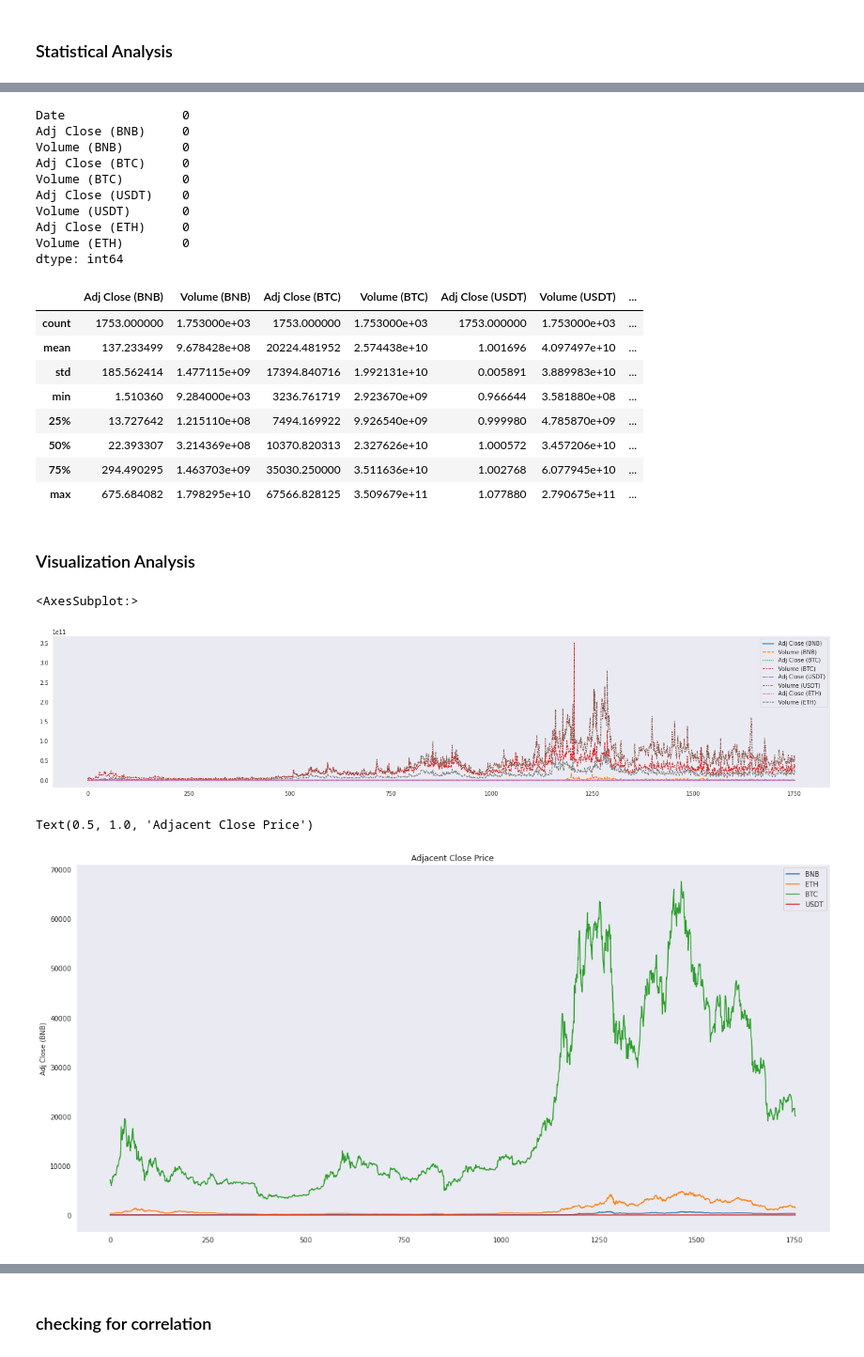
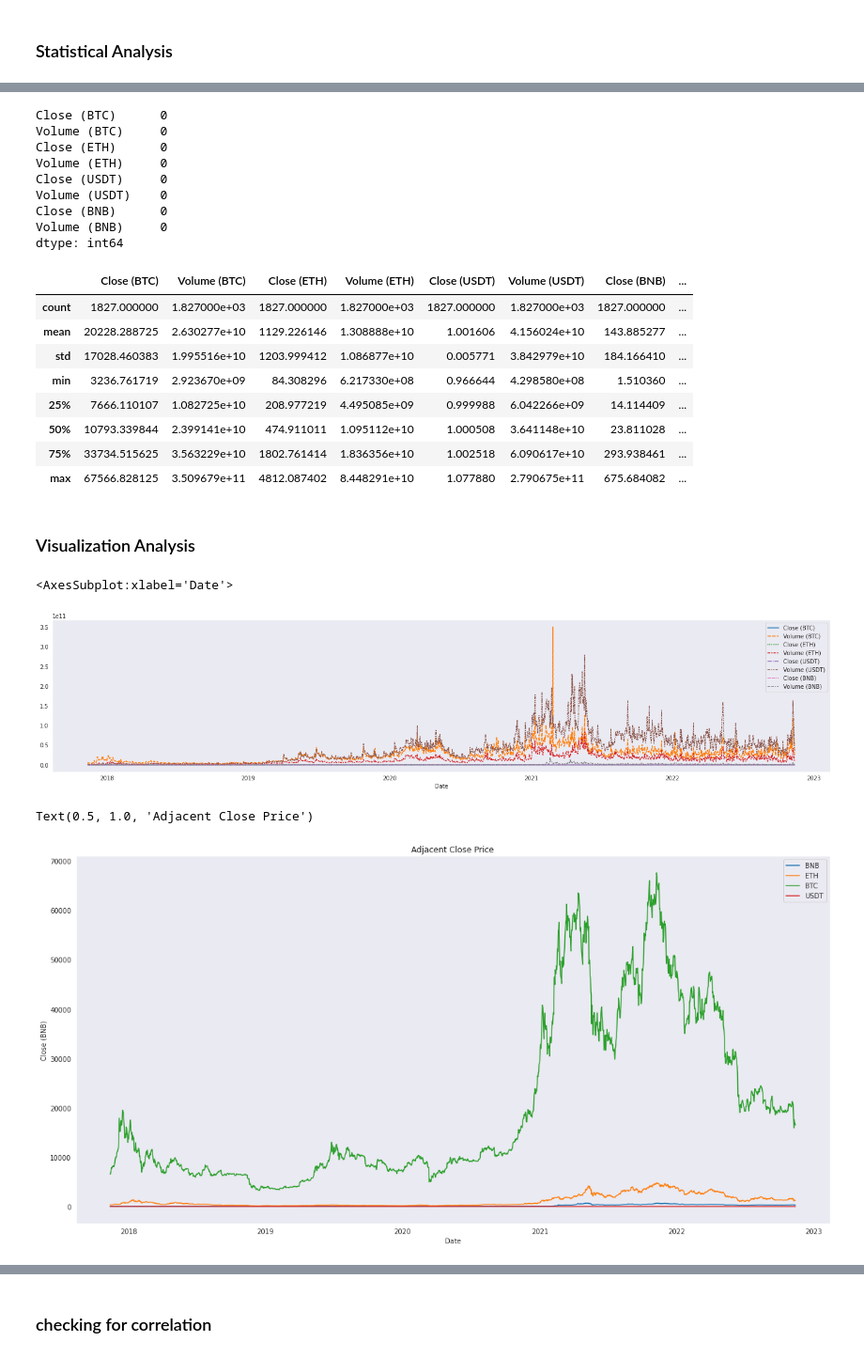
Before and after one commit to himanshu-nakrani/Cryptocurrency-Price-Prediction, a Jupyter notebook: bitcoin-price-prediction.ipynb, the cells around one changed output, grey strips where cells are left out. Shown at 94% size. Cells and saved outputs as stored; diff of their text form; code cells hidden in the pictures.

Commit message:
Kaggle Notebook | Bitcoin price prediction (updated 17 August) | Version 28

```diff
--- a/bitcoin-price-prediction.ipynb
+++ b/bitcoin-price-prediction.ipynb
@@ -24,3 +46,23 @@ data = pd.read_csv('../input/cryptocurrencies-dataset/crypto_data_updated_27_aug
+# %%
+btc = yf.Ticker('BTC-USD')
+prices1 = btc.history(period='5y')
+prices1.drop(columns=['Open', 'High', 'Low', 'Dividends', 'Stock Splits'], axis = 1, inplace = True)
+
+eth = yf.Ticker('ETH-USD')
+prices2 = eth.history(period='5y')
+prices2.drop(columns=['Open', 'High', 'Low', 'Dividends', 'Stock Splits'], axis = 1, inplace = True)
+
+usdt = yf.Ticker('USDT-USD')
+prices3 = usdt.history(period='5y')
+prices3.drop(columns=['Open', 'High', 'Low', 'Dividends', 'Stock Splits'], axis = 1, inplace = True)
+
+bnb = yf.Ticker('BNB-USD')
+prices4 = bnb.history(period='5y')
+prices4.drop(columns=['Open', 'High', 'Low', 'Dividends', 'Stock Splits'], axis = 1, inplace = True)
+# %%
+p1 = prices1.join(prices2, lsuffix = ' (BTC)', rsuffix = ' (ETH)')
+p2 = prices3.join(prices4, lsuffix = ' (USDT)', rsuffix = ' (BNB)')
+data = p1.join(p2, lsuffix = '_', rsuffix = '_')
 # %%
 data.head()
 # %% [output]
@@ -83,28 +126,27 @@ memory usage: 123.4+ KB
 # %%
 data.isna().sum()
 # %% [output]
-Date                0
-Adj Close (BNB)     0
-Volume (BNB)        0
-Adj Close (BTC)     0
-Volume (BTC)        0
-Adj Close (USDT)    0
-Volume (USDT)       0
-Adj Close (ETH)     0
-Volume (ETH)        0
+Close (BTC)      0
+Volume (BTC)     0
+Close (ETH)      0
+Volume (ETH)     0
+Close (USDT)     0
+Volume (USDT)    0
+Close (BNB)      0
+Volume (BNB)     0
 dtype: int64
 # %%
 data.describe()
 # %% [output]
-|  | Adj Close (BNB) | Volume (BNB) | Adj Close (BTC) | Volume (BTC) | Adj Close (USDT) | Volume (USDT) | ... |
-| count | 1753.000000 | 1.753000e+03 | 1753.000000 | 1.753000e+03 | 1753.000000 | 1.753000e+03 | ... |
-| mean | 137.233499 | 9.678428e+08 | 20224.481952 | 2.574438e+10 | 1.001696 | 4.097497e+10 | ... |
-| std | 185.562414 | 1.477115e+09 | 17394.840716 | 1.992131e+10 | 0.005891 | 3.889983e+10 | ... |
-| min | 1.510360 | 9.284000e+03 | 3236.761719 | 2.923670e+09 | 0.966644 | 3.581880e+08 | ... |
-| 25% | 13.727642 | 1.215110e+08 | 7494.169922 | 9.926540e+09 | 0.999980 | 4.785870e+09 | ... |
-| 50% | 22.393307 | 3.214369e+08 | 10370.820313 | 2.327626e+10 | 1.000572 | 3.457206e+10 | ... |
-| 75% | 294.490295 | 1.463703e+09 | 35030.250000 | 3.511636e+10 | 1.002768 | 6.077945e+10 | ... |
-| max | 675.684082 | 1.798295e+10 | 67566.828125 | 3.509679e+11 | 1.077880 | 2.790675e+11 | ... |
+|  | Close (BTC) | Volume (BTC) | Close (ETH) | Volume (ETH) | Close (USDT) | Volume (USDT) | Close (BNB) | ... |
+| count | 1827.000000 | 1.827000e+03 | 1827.000000 | 1.827000e+03 | 1827.000000 | 1.827000e+03 | 1827.000000 | ... |
+| mean | 20228.288725 | 2.630277e+10 | 1129.226146 | 1.308888e+10 | 1.001606 | 4.156024e+10 | 143.885277 | ... |
+| std | 17028.460383 | 1.995516e+10 | 1203.999412 | 1.086877e+10 | 0.005771 | 3.842979e+10 | 184.166410 | ... |
+| min | 3236.761719 | 2.923670e+09 | 84.308296 | 6.217330e+08 | 0.966644 | 4.298580e+08 | 1.510360 | ... |
+| 25% | 7666.110107 | 1.082725e+10 | 208.977219 | 4.495085e+09 | 0.999988 | 6.042266e+09 | 14.114409 | ... |
+| 50% | 10793.339844 | 2.399141e+10 | 474.911011 | 1.095112e+10 | 1.000508 | 3.641148e+10 | 23.811028 | ... |
+| 75% | 33734.515625 | 3.563229e+10 | 1802.761414 | 1.836356e+10 | 1.002518 | 6.090617e+10 | 293.938461 | ... |
+| max | 67566.828125 | 3.509679e+11 | 4812.087402 | 8.448291e+10 | 1.077880 | 2.790675e+11 | 675.684082 | ... |
 # %% [markdown]
 ### Visualization Analysis
 # %%
@@ -112,19 +154,19 @@ plt.figure(figsize = (25, 5))
 sns.set_style('dark')
 sns.lineplot(data=data)
 # %% [output]
-<AxesSubplot:>
+<AxesSubplot:xlabel='Date'>
-[figure, old version]
+[figure, new version]
 # %%
 plt.figure(figsize = (20, 10))
 sns.set_style('dark')
-sns.lineplot(data = data['Adj Close (BNB)'], label = 'BNB')
-sns.lineplot(data = data['Adj Close (ETH)'], label = 'ETH')
-sns.lineplot(data = data['Adj Close (BTC)'], label = 'BTC')
-sns.lineplot(data = data['Adj Close (USDT)'], label = 'USDT')
+sns.lineplot(data = data['Close (BNB)'], label = 'BNB')
+sns.lineplot(data = data['Close (ETH)'], label = 'ETH')
+sns.lineplot(data = data['Close (BTC)'], label = 'BTC')
+sns.lineplot(data = data['Close (USDT)'], label = 'USDT')
 plt.title('Adjacent Close Price')
 # %% [output]
 Text(0.5, 1.0, 'Adjacent Close Price')
-[figure, old version]
+[figure, new version]
 # %%
 plt.figure(figsize = (20, 10))
 sns.set_style('dark')
```
Also changed, not shown: parts of 25 cells of this notebook.
